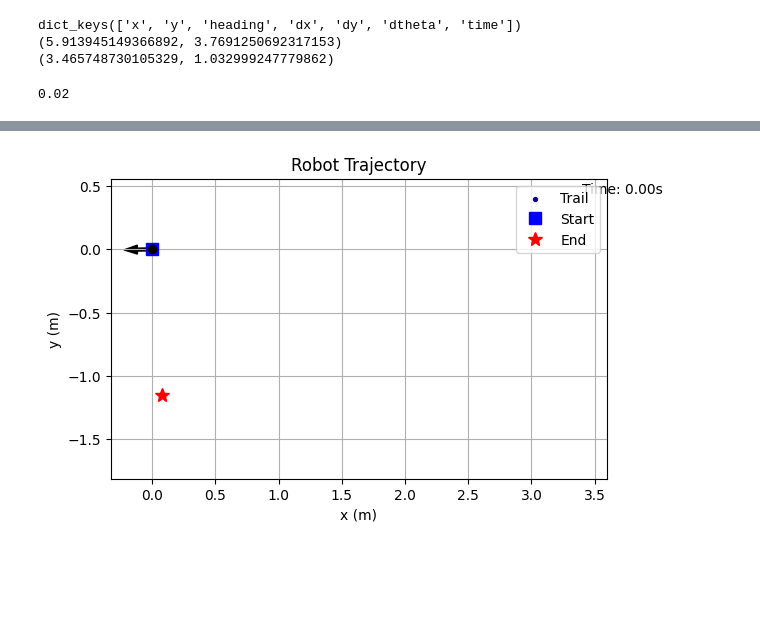
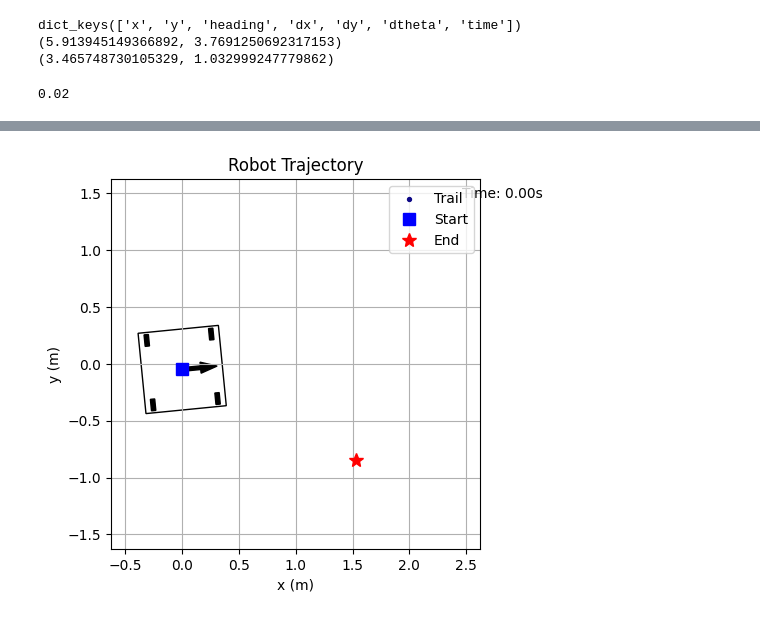
Before and after one commit to CCHS-FIRST-Robotics/2024RobotCode, a Jupyter notebook: src/main/java/frc/robot/utils/trajectory_analyzer.ipynb, the cells around one changed output, grey strips where cells are left out. Saved outputs shown, nothing was run; the diff lists cells and outputs as text; code cells hidden in the pictures; blank space fills up the shorter version.

```diff
--- a/src/main/java/frc/robot/utils/trajectory_analyzer.ipynb
+++ b/src/main/java/frc/robot/utils/trajectory_analyzer.ipynb
@@ -36,7 +36,7 @@ def get_data_from_csv(path):
     data['time'] = [i * dt for i in range(len(data['x']))]
     return data, headings
 
-data, headings = get_data_from_csv('../../../../../../data/CurveTest2.csv')
+data, headings = get_data_from_csv('../../../../../../data/circleTestTrajectory.csv')
 
 print(headings)
 paired_headings = [(headings[i], headings[i+int(len(headings)/2)]) for i in range(0, int(len(headings) / 2))]
@@ -250,9 +250,12 @@ dict_keys(['x', 'y', 'heading', 'dx', 'dy', 'dtheta', 'time'])
 from matplotlib.animation import FuncAnimation
 from IPython.display import HTML
 import matplotlib.colors as mcolors
+import matplotlib.patches as patches
+import matplotlib.transforms as transforms
+
 
 # data = get_data_from_traj("../../../../deploy/choreo/test/test_2.traj")
-data = get_data_from_csv('../../../../../../data/CurveTest2.csv')[0]
+data = get_data_from_csv('../../../../../../data/circleTestTrajectory.csv')[0]
 # print(data)
 # trajectories = [
 #     # get_data_from_csv('../../../../../../data/trajectory.csv')[0],
@@ -261,8 +264,13 @@ data = get_data_from_csv('../../../../../../data/CurveTest2.csv')[0]
 
 fig, ax = plt.subplots()
 
-x_lim = [min(data['x']), max(data['x'])]
-y_lim = [min(data['y']), max(data['y'])]
+robot_dimentions = [0.71, 0.71] # width, length of robot
+track_width = .57 # distance between wheels
+wheel_radius = .0508 # radius of wheels
+wheel_width = .0381 # width of wheels
+
+x_lim = [min(data['x']) - robot_dimentions[0]/2, max(data['x']) + robot_dimentions[0]/2]
+y_lim = [min(data['y']) - robot_dimentions[1]/2, max(data['y']) + robot_dimentions[1]/2]
 
 # adjust the x and y limits by a factor of 1.1 to make sure nothing is cut off
 x_lim = [x_lim[0] - 0.1 * (x_lim[1] - x_lim[0]), x_lim[1] + 0.1 * (x_lim[1] - x_lim[0])]
@@ -297,40 +305,64 @@ print(dt)
 def draw_robot(x, y, heading, color='black', ax=None):
     if ax is None:
         ax = plt.gca()
-    ax.plot(x, y, 'o', color=color)
-    arrow_scale = 0.03 * max(abs(x_lim[0] - x_lim[1]), abs(y_lim[0] - y_lim[1]))
+
+    # Create a rectangle representing the robot
+    robot_width, robot_length = robot_dimentions
+    robot = patches.Rectangle((x - robot_width / 2, y - robot_length / 2), robot_width, robot_length, color=color, fill=False)
+
+    # Create a transformation that rotates the rectangle around its center
+    t = transforms.Affine2D().rotate_around(x, y, heading) + ax.transData
+    robot.set_transform(t)
+
+    # Add the rectangle to the plot
+    ax.add_patch(robot)
+
+    # Add a dot at the center of the robot
+    ax.scatter(x, y, color='red')
+
+    # Add rectangles for wheels
+    wheel_x_offsets = [track_width / 2, track_width / 2, -track_width / 2, -track_width / 2]
+    wheel_y_offsets = [track_width / 2, -track_width / 2, track_width / 2, -track_width / 2]
+    wheel_positions = [(x + offset_x * np.cos(heading) - offset_y * np.sin(heading), y + offset_x * np.sin(heading) + offset_y * np.cos(heading)) for offset_x, offset_y in zip(wheel_x_offsets, wheel_y_offsets)]
+    for wheel_position in wheel_positions:
+        wheel = patches.Rectangle((wheel_position[0] - wheel_width / 2, wheel_position[1] - wheel_radius), wheel_width, 2 * wheel_radius, color='black')
+        t = transforms.Affine2D().rotate_around(wheel_position[0], wheel_position[1], heading) + ax.transData
+        wheel.set_transform(t)
+        ax.add_patch(wheel)
+
+    arrow_scale = 0.05 * max(abs(x_lim[0] - x_lim[1]), abs(y_lim[0] - y_lim[1]))
     ax.arrow(x, y, arrow_scale * np.cos(heading), arrow_scale * np.sin(heading), color=color, width=arrow_scale/5)
     return ax
 
 # ANIMATION #
 def animate(i):
     ax.clear()
     format_axis(ax)
 
     # Only run every few frames ([:i+1:num_skipped]) to clearly show the separation between trail markers (used to visually show velocity)
     ax.scatter(data['x'][:i+1:2], data['y'][:i+1:2], c=range(0, i+1, 2), s=8, cmap=cmap, label='Trail')
 
     ax.plot(data['x'][0], data['y'][0], 'bs', markersize=8, label='Start')  # Blue square for start
     ax.plot(data['x'][len(data['x']) - 1], data['y'][len(data['x']) - 1], 'r*', markersize=10, label='End')  # Red star for end
 
     ax.legend()
     ax.annotate(f'Time: {data["time"][i]:.2f}s', (0.95, 0.95), xycoords='axes fraction')  # Display the time
 
     draw_robot(data['x'][i], data['y'][i], data['heading'][i], ax=ax)
 
 # draw_robot(data['x'][0], data['y'][0], data['heading'][0], ax=ax)
 # plt.show()
 
 speed = 1 # playback speed (1 = real time)
 ani = FuncAnimation(fig, animate, frames=len(data['x']), interval=1/speed * (dt * 1000))
 
 
 # Display the animation in the Jupyter notebook
 HTML(ani.to_html5_video())
 # %% [output]
 0.02
 [interactive output not drawn]
-[figure, old version]
+[figure, new version]
 # %%
 ### ANIMATE MULTIPLE TRAJECTORIES ###
 
```
Also changed, not shown: parts of 2 cells of this notebook, 3 other files.
